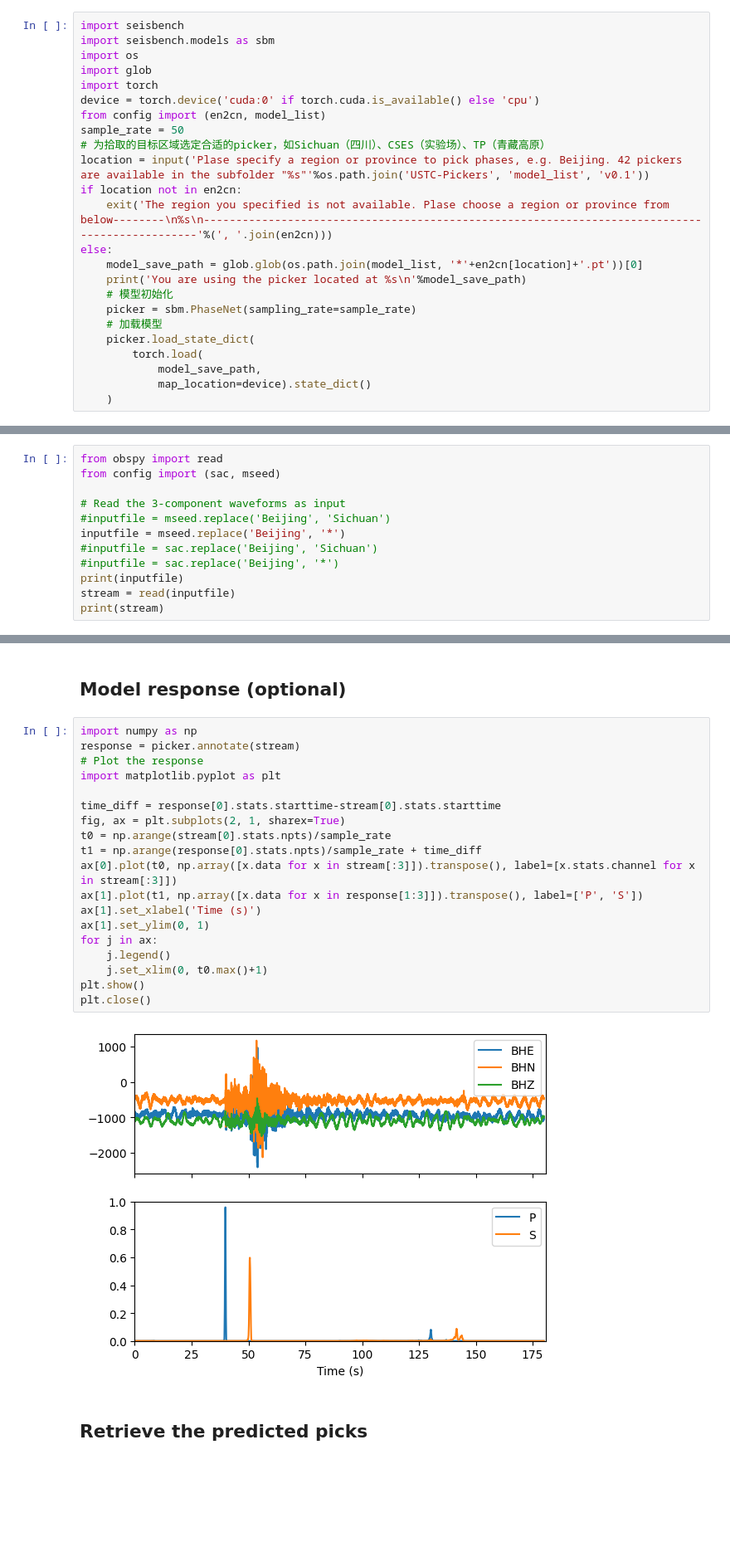
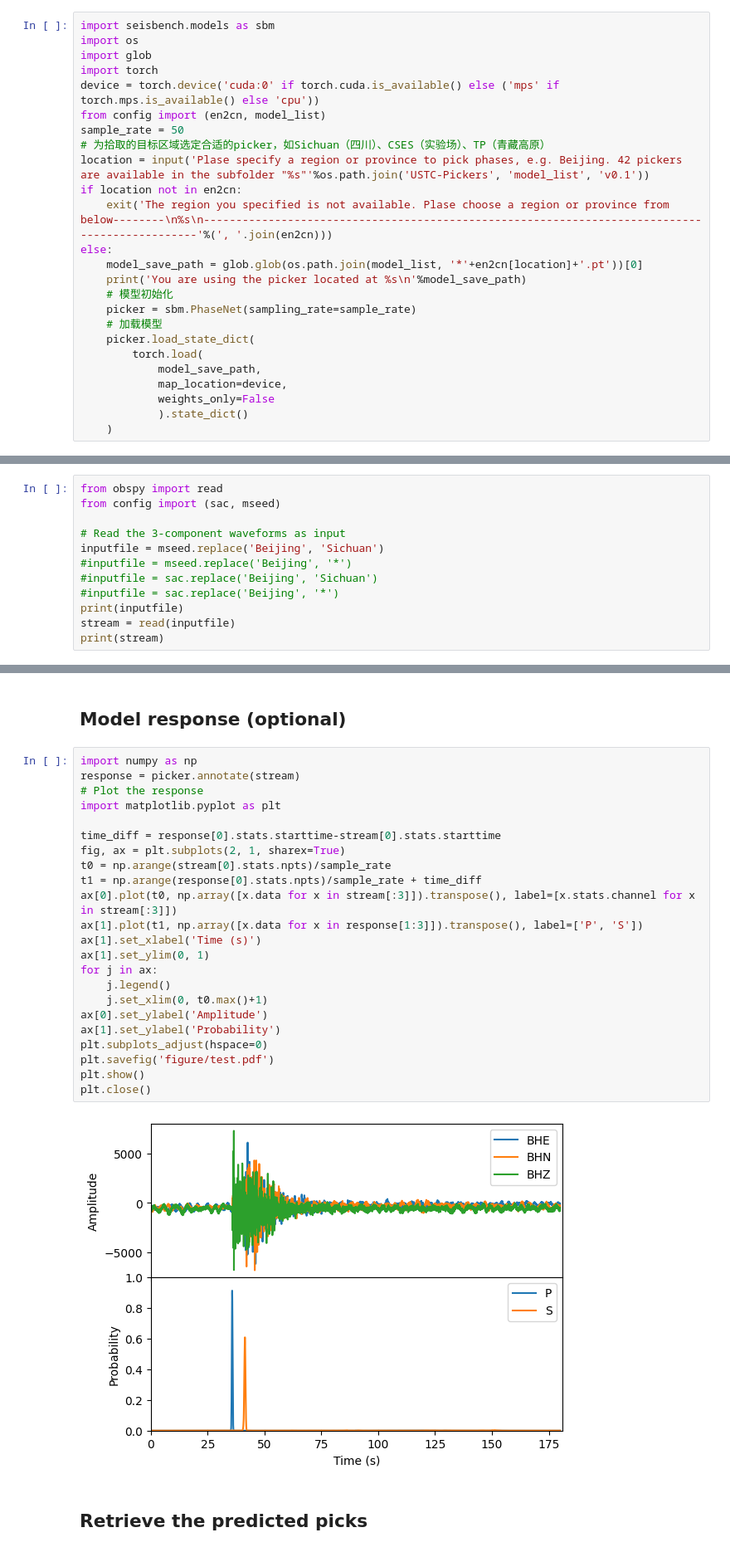
Before and after one commit to JUNZHU-SEIS/USTC-Pickers, a Jupyter notebook: demo/demo_pick.ipynb, the cells around one changed output, grey strips where cells are left out. Shown at 83% size. Drawn from its saved outputs; the diff is of its cells as text; blank space fills up the shorter version.

Commit message:
fix_torch2

```diff
--- a/demo/demo_pick.ipynb
+++ b/demo/demo_pick.ipynb
@@ -5,12 +5,11 @@
 # %% [markdown]
 ## Load a model
 # %%
-import seisbench
 import seisbench.models as sbm
 import os
 import glob
 import torch
-device = torch.device('cuda:0' if torch.cuda.is_available() else 'cpu')
+device = torch.device('cuda:0' if torch.cuda.is_available() else ('mps' if torch.mps.is_available() else 'cpu'))
 from config import (en2cn, model_list)
 sample_rate = 50
 # 为拾取的目标区域选定合适的picker，如Sichuan（四川）、CSES（实验场）、TP（青藏高原）
@@ -26,6 +25,8 @@ else:
     picker.load_state_dict(
         torch.load(
             model_save_path,
-            map_location=device).state_dict()
+            map_location=device,
+            weights_only=False
+            ).state_dict()
     )
 # %% [output]
@@ -37,8 +38,8 @@ from obspy import read
 from config import (sac, mseed)
 
 # Read the 3-component waveforms as input
-#inputfile = mseed.replace('Beijing', 'Sichuan')
-inputfile = mseed.replace('Beijing', '*')
+inputfile = mseed.replace('Beijing', 'Sichuan')
+#inputfile = mseed.replace('Beijing', '*')
 #inputfile = sac.replace('Beijing', 'Sichuan')
 #inputfile = sac.replace('Beijing', '*')
 print(inputfile)
@@ -58,24 +56,28 @@ CN.SC..BHZ | 2010-03-14T20:34:19.500000Z - 2010-03-14T20:37:19.480000Z | 50.0 Hz
 # %%
 import numpy as np
 response = picker.annotate(stream)
 # Plot the response
 import matplotlib.pyplot as plt
 
 time_diff = response[0].stats.starttime-stream[0].stats.starttime
 fig, ax = plt.subplots(2, 1, sharex=True)
 t0 = np.arange(stream[0].stats.npts)/sample_rate
 t1 = np.arange(response[0].stats.npts)/sample_rate + time_diff
 ax[0].plot(t0, np.array([x.data for x in stream[:3]]).transpose(), label=[x.stats.channel for x in stream[:3]])
 ax[1].plot(t1, np.array([x.data for x in response[1:3]]).transpose(), label=['P', 'S'])
 ax[1].set_xlabel('Time (s)')
 ax[1].set_ylim(0, 1)
 for j in ax:
     j.legend()
     j.set_xlim(0, t0.max()+1)
+ax[0].set_ylabel('Amplitude')
+ax[1].set_ylabel('Probability')
+plt.subplots_adjust(hspace=0)
+plt.savefig('figure/test.pdf')
 plt.show()
 plt.close()
 # %% [output]
-[figure, old version]
+[figure, new version]
 # %% [markdown]
 ## Retrieve the predicted picks
 # %%
```
Also changed, not shown: parts of 4 cells of this notebook, 6 other files.
